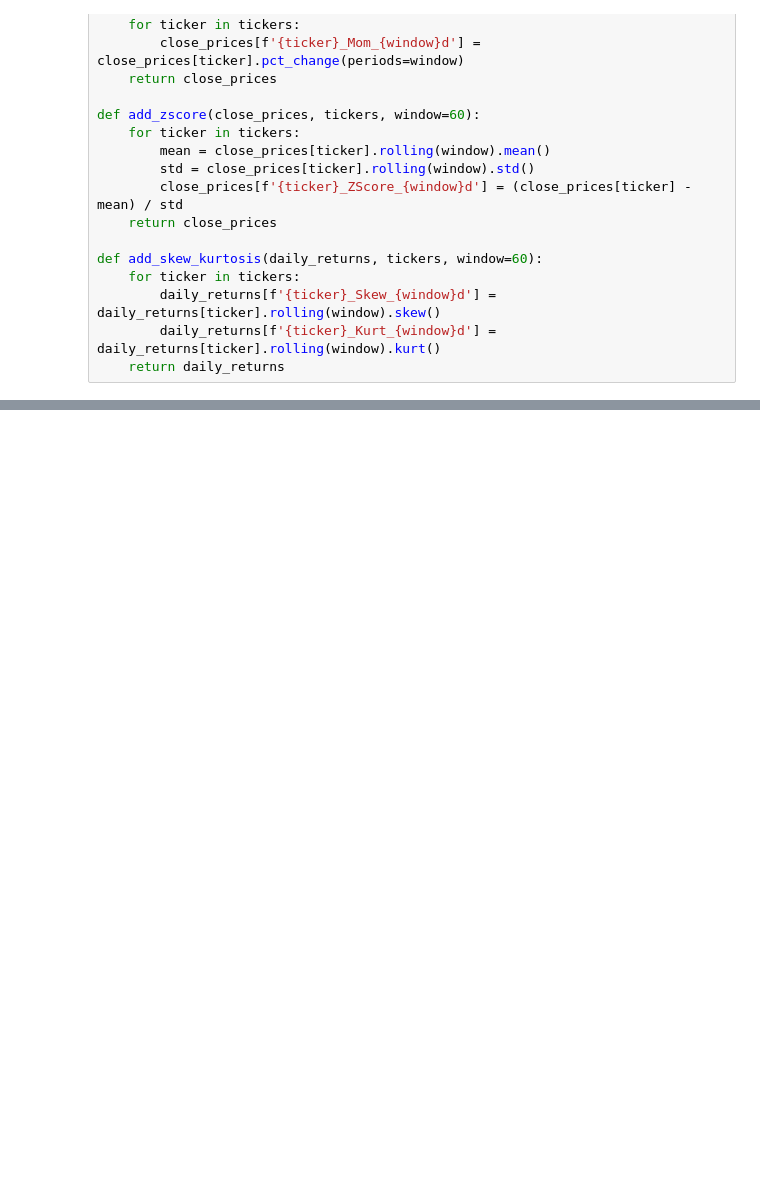
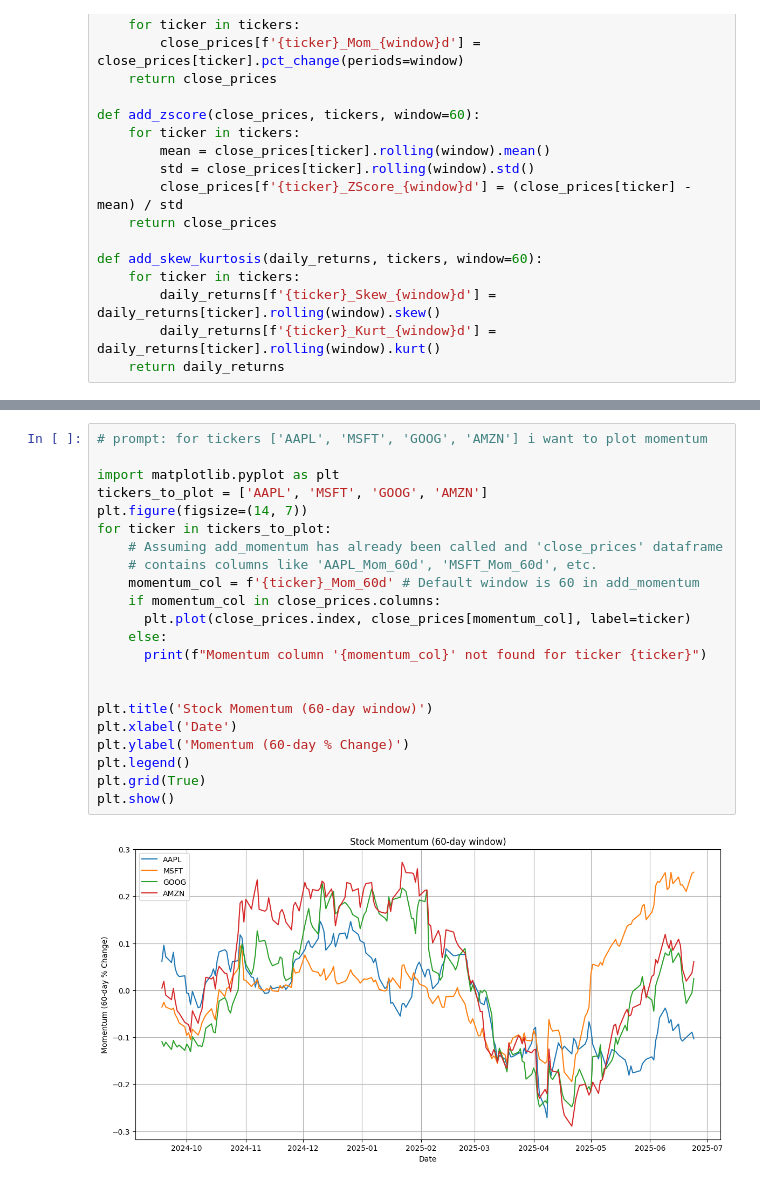
Before and after one commit to klabak436/yf_knn, a Jupyter notebook: mean_reversion_knn.ipynb, the cells around one changed output, grey strips where cells are left out. Drawn from its saved outputs; the diff is of its cells as text; blank space fills up the shorter version.

```diff
--- a/mean_reversion_knn.ipynb
+++ b/mean_reversion_knn.ipynb
@@ -67,0 +168,24 @@ print(f'\nSkewness and Kurtosis of Daily Returns (60 days):\n{daily_returns.filt
+# %%
+# prompt: for tickers ['AAPL', 'MSFT', 'GOOG', 'AMZN'] i want to plot momentum
+
+import matplotlib.pyplot as plt
+tickers_to_plot = ['AAPL', 'MSFT', 'GOOG', 'AMZN']
+plt.figure(figsize=(14, 7))
+for ticker in tickers_to_plot:
+    # Assuming add_momentum has already been called and 'close_prices' dataframe
+    # contains columns like 'AAPL_Mom_60d', 'MSFT_Mom_60d', etc.
+    momentum_col = f'{ticker}_Mom_60d' # Default window is 60 in add_momentum
+    if momentum_col in close_prices.columns:
+      plt.plot(close_prices.index, close_prices[momentum_col], label=ticker)
+    else:
+      print(f"Momentum column '{momentum_col}' not found for ticker {ticker}")
+
+
+plt.title('Stock Momentum (60-day window)')
+plt.xlabel('Date')
+plt.ylabel('Momentum (60-day % Change)')
+plt.legend()
+plt.grid(True)
+plt.show()
+# %% [output]
+[figure, added]
```
Also changed, not shown: parts of 6 cells of this notebook.
